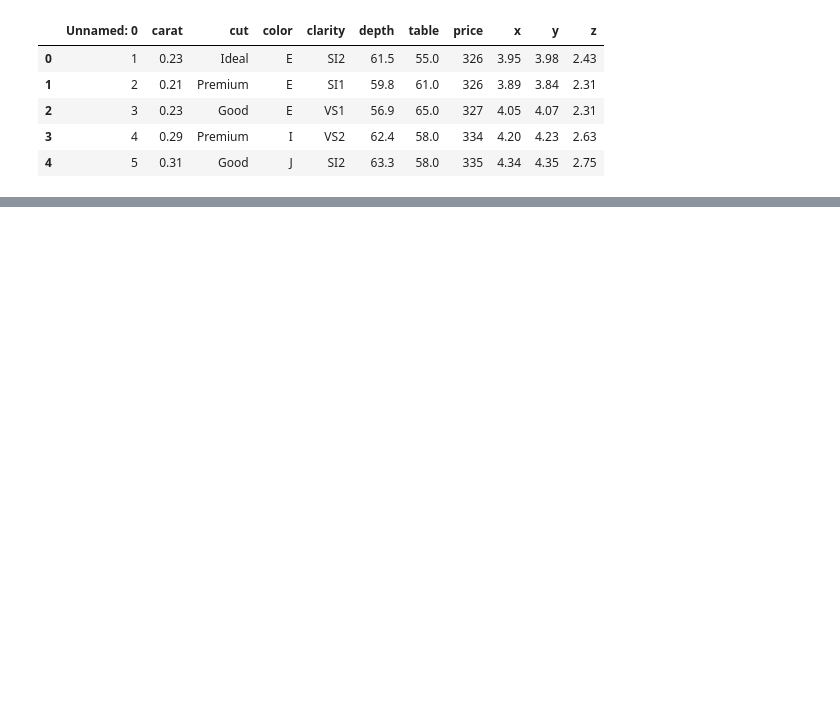
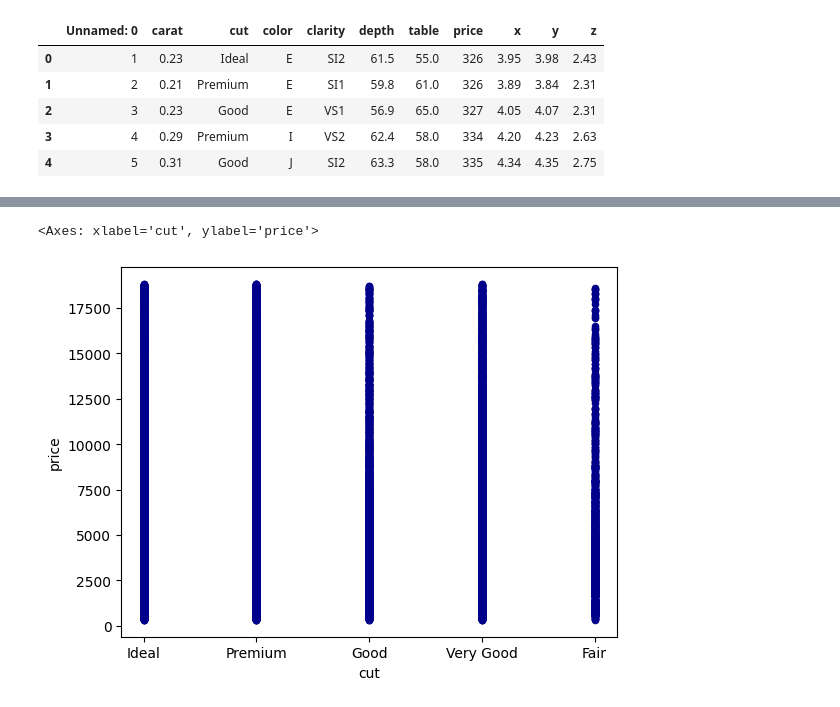
Before and after one commit to russpenska/kaggle-notebooks, a Jupyter notebook: diamond-price-prediction.ipynb, the cells around one changed output, grey strips where cells are left out. Saved outputs shown, nothing was run; the diff lists cells and outputs as text; code cells hidden in the pictures; blank space fills up the shorter version.

```diff
--- a/diamond-price-prediction.ipynb
+++ b/diamond-price-prediction.ipynb
@@ -31,0 +75,6 @@ df.head()
+# %%
+# plotting the 'cut' against 'price' doesn't give us much information
+df.plot.scatter(x="cut", y='price', c='DarkBlue')
+# %% [output]
+<Axes: xlabel='cut', ylabel='price'>
+[figure, added]
```
Also changed, not shown: parts of 17 cells of this notebook.
